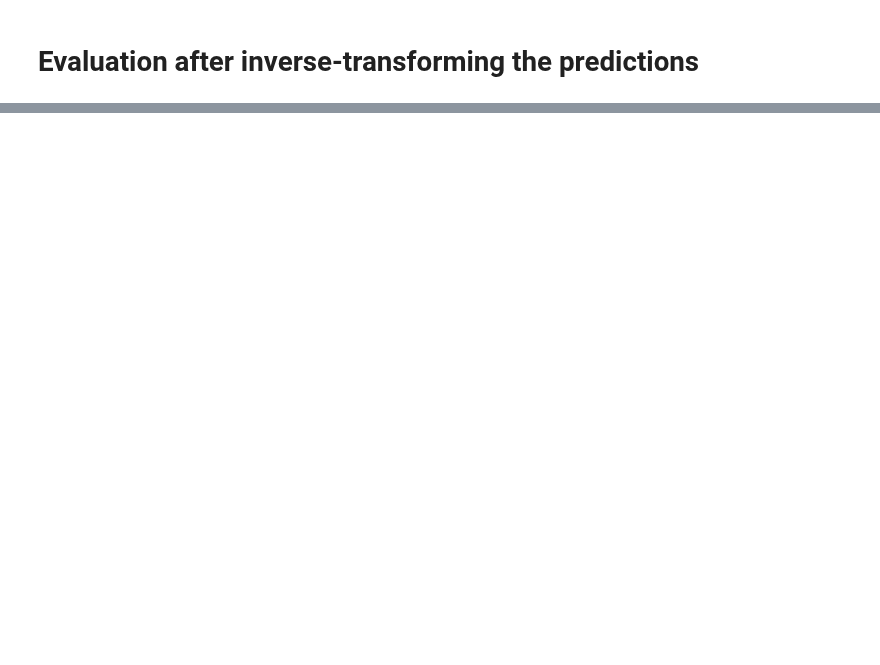
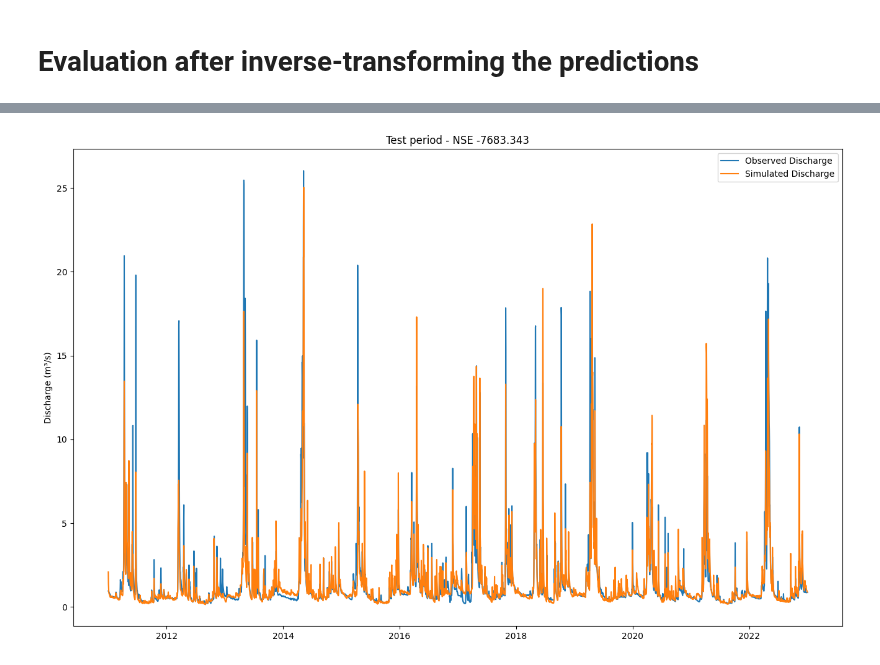
Before and after one commit to yunsupark1120/GAGEii_modeling, a Jupyter notebook: model_training.ipynb, the cells around one changed output, grey strips where cells are left out. Saved outputs shown, nothing was run; the diff lists cells and outputs as text; code cells hidden in the pictures; blank space fills up the shorter version.

```diff
--- a/model_training.ipynb
+++ b/model_training.ipynb
@@ -127,14 +149,22 @@ ax.legend()  # Add legend to indicate which line is which
 # %% [markdown]
 # Evaluation after inverse-transforming the predictions
 # %%
+import numpy as np
+import pandas as pd
+
 def evaluate_basin_prediction(basin_id: str, run_dir: str, epoch_num: int,
                               csv_dir: str = "data/csv_files",
                               test_start_date: str = '01/01/2011',
                               test_end_date: str = '31/12/2022',
-                              draw_graph: bool = True) -> float:
+                              draw_graph: bool = True,
+                              min_max: bool = False,
+                              skip_eval: bool = False,
+                              apply_transformation: bool = True) -> float:
 
     run_dir = Path("runs/"+run_dir)
-    eval_run(run_dir=run_dir, period="test")
+
+    if not skip_eval:
+        eval_run(run_dir=run_dir, period="test")
 
     # set the epoch number
     epoch_num = str(epoch_num)
@@ -153,14 +183,26 @@ def evaluate_basin_prediction(basin_id: str, run_dir: str, epoch_num: int,
     qsim = results[basin_id]['1D']['xr']['discharge_sim']
     qsim_values = qsim.values
 
-    # invert the standardization
-    mean = 0.8561527661255196
-    var = 5.06157279557463
+    if apply_transformation:
+        if min_max:
+            min = -13.815510557964274
+            max = 8.070835295146114
 
-    inverted_qsim_values = (qsim_values * np.sqrt(var)) + mean
+            inverted_qsim_values = qsim_values * (max - min) + min
+        else:
+            # invert the standardization
+            mean = 0.8561527661255196
+            var = 5.06157279557463
 
-    # Invert the log transformation
-    inverted_qsim_values = np.exp(inverted_qsim_values) - 1e-6
+            inverted_qsim_values = (qsim_values * np.sqrt(var)) + mean
+
+        # Invert the log transformation
+        inverted_qsim_values = np.exp(inverted_qsim_values) - 1e-6
+
+    else:
+        inverted_qsim_values = qsim_values
+
+
 
     # Read the CSV file as a dataframe
     csv_file_path = Path(csv_dir) / f"{basin_id}.csv"
@@ -179,9 +221,9 @@ def evaluate_basin_prediction(basin_id: str, run_dir: str, epoch_num: int,
     if draw_graph:
         fig, ax = plt.subplots(figsize=(16,10))
         ax.plot(qsim['date'], observed_values, label='Observed Discharge')
-        # ax.plot(qsim['date'], inverted_qsim_values, label='Simulated Discharge')
+        ax.plot(qsim['date'], inverted_qsim_values, label='Simulated Discharge')
         ax.set_ylabel("Discharge (m³/s)")
         ax.set_title(f"Test period - NSE {nse:.3f}")
         ax.legend()
 
-    return nse
+    return nse, df_filtered, inverted_qsim_values
@@ -207,0 +230,4 @@ df_filtered = df.loc[test_start_date:test_end_date, ['discharge']]
+# %%
+_, filtered_df, sim_values = evaluate_basin_prediction("04043050", "GAGEii-NonStandardized_With_Static_1602_045724", 62, min_max=False, skip_eval=True, apply_transformation=False)
+# %% [output]
+[figure, added]
```
Also changed, not shown: parts of 29 cells of this notebook, 12 other files.
